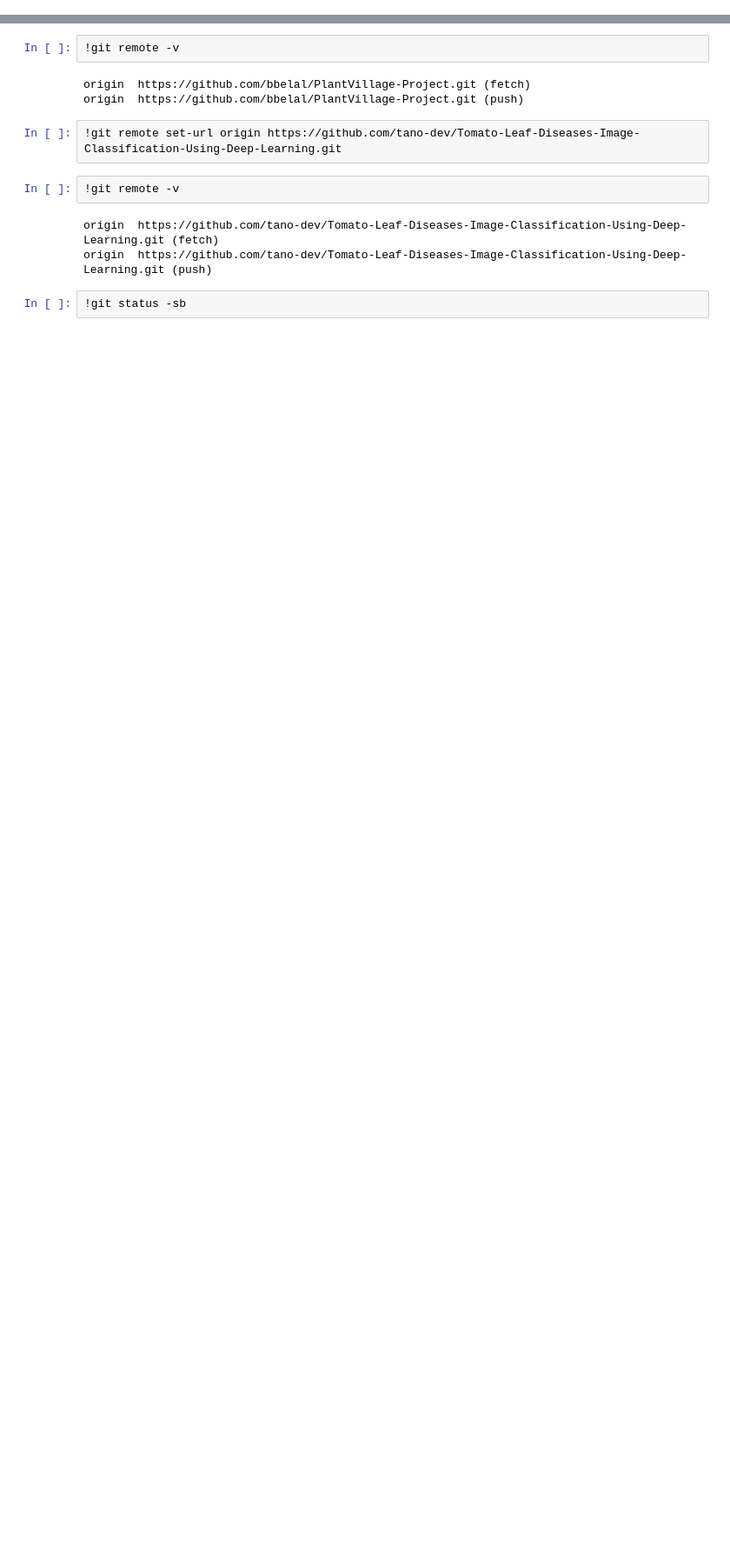
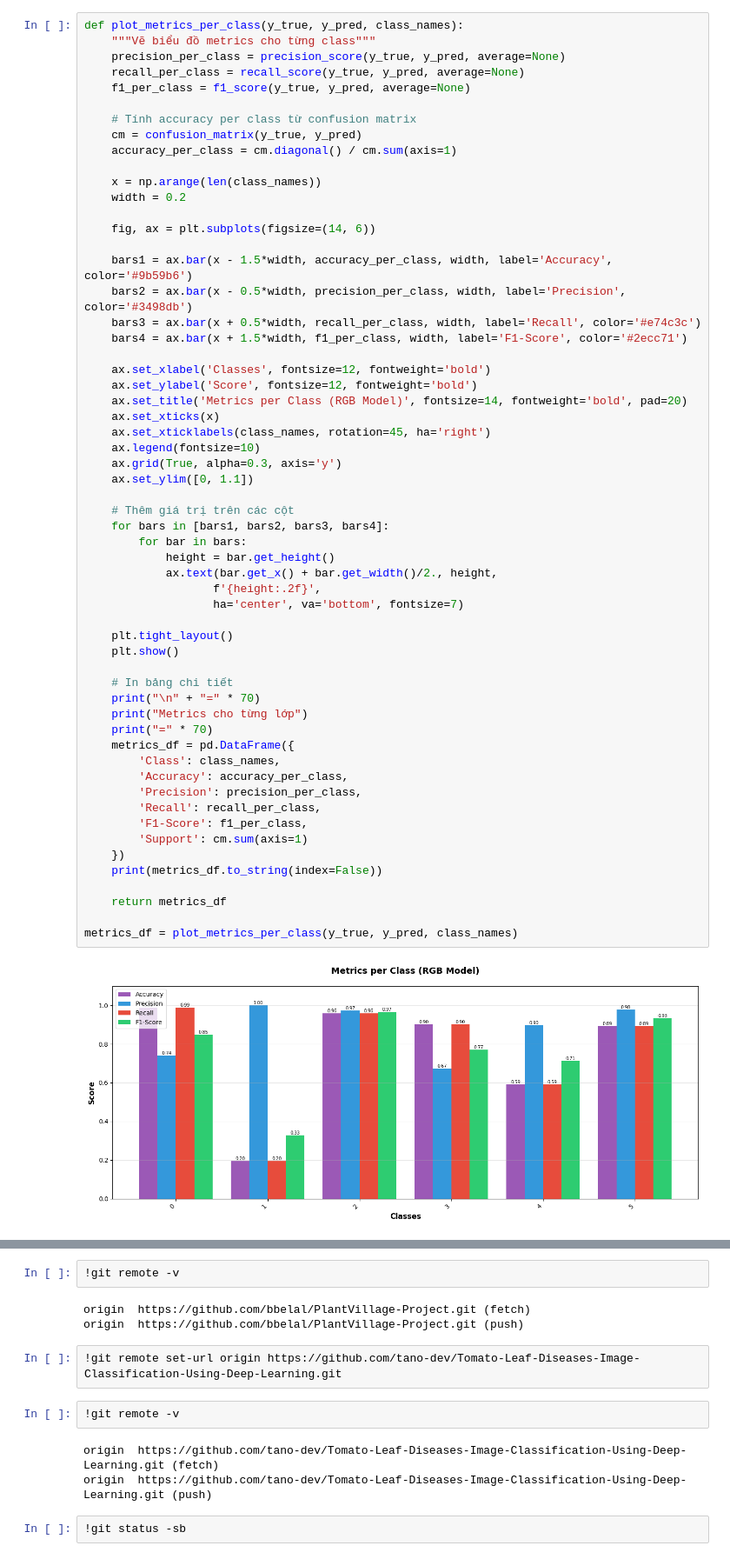
Before and after one commit to tano-dev/Tomato-Leaf-Diseases-Classification-Using-Image-Processing-and-CNN, a Jupyter notebook: approach-color/convNet_1.ipynb, the cells around one changed output, grey strips where cells are left out. Shown at 87% size. Cells and saved outputs as stored; diff of their text form; blank space fills up the shorter version.

```diff
--- a/approach-color/convNet_1.ipynb
+++ b/approach-color/convNet_1.ipynb
@@ -305,0 +384,60 @@ KẾT QUẢ:
+# %%
+def plot_metrics_per_class(y_true, y_pred, class_names):
+    """Vẽ biểu đồ metrics cho từng class"""
+    precision_per_class = precision_score(y_true, y_pred, average=None)
+    recall_per_class = recall_score(y_true, y_pred, average=None)
+    f1_per_class = f1_score(y_true, y_pred, average=None)
+
+    # Tính accuracy per class từ confusion matrix
+    cm = confusion_matrix(y_true, y_pred)
+    accuracy_per_class = cm.diagonal() / cm.sum(axis=1)
+
+    x = np.arange(len(class_names))
+    width = 0.2
+
+    fig, ax = plt.subplots(figsize=(14, 6))
+
+    bars1 = ax.bar(x - 1.5*width, accuracy_per_class, width, label='Accuracy', color='#9b59b6')
+    bars2 = ax.bar(x - 0.5*width, precision_per_class, width, label='Precision', color='#3498db')
+    bars3 = ax.bar(x + 0.5*width, recall_per_class, width, label='Recall', color='#e74c3c')
+    bars4 = ax.bar(x + 1.5*width, f1_per_class, width, label='F1-Score', color='#2ecc71')
+
+    ax.set_xlabel('Classes', fontsize=12, fontweight='bold')
+    ax.set_ylabel('Score', fontsize=12, fontweight='bold')
+    ax.set_title('Metrics per Class (RGB Model)', fontsize=14, fontweight='bold', pad=20)
+    ax.set_xticks(x)
+    ax.set_xticklabels(class_names, rotation=45, ha='right')
+    ax.legend(fontsize=10)
+    ax.grid(True, alpha=0.3, axis='y')
+    ax.set_ylim([0, 1.1])
+
+    # Thêm giá trị trên các cột
+    for bars in [bars1, bars2, bars3, bars4]:
+        for bar in bars:
+            height = bar.get_height()
+            ax.text(bar.get_x() + bar.get_width()/2., height,
+                   f'{height:.2f}',
+                   ha='center', va='bottom', fontsize=7)
+
+    plt.tight_layout()
+    plt.show()
+
+    # In bảng chi tiết
+    print("\n" + "=" * 70)
+    print("Metrics cho từng lớp")
+    print("=" * 70)
+    metrics_df = pd.DataFrame({
+        'Class': class_names,
+        'Accuracy': accuracy_per_class,
+        'Precision': precision_per_class,
+        'Recall': recall_per_class,
+        'F1-Score': f1_per_class,
+        'Support': cm.sum(axis=1)
+    })
+    print(metrics_df.to_string(index=False))
+
+    return metrics_df
+
+metrics_df = plot_metrics_per_class(y_true, y_pred, class_names)
+# %% [output]
+[figure, added]
```
Also changed, not shown: parts of 14 cells of this notebook.
